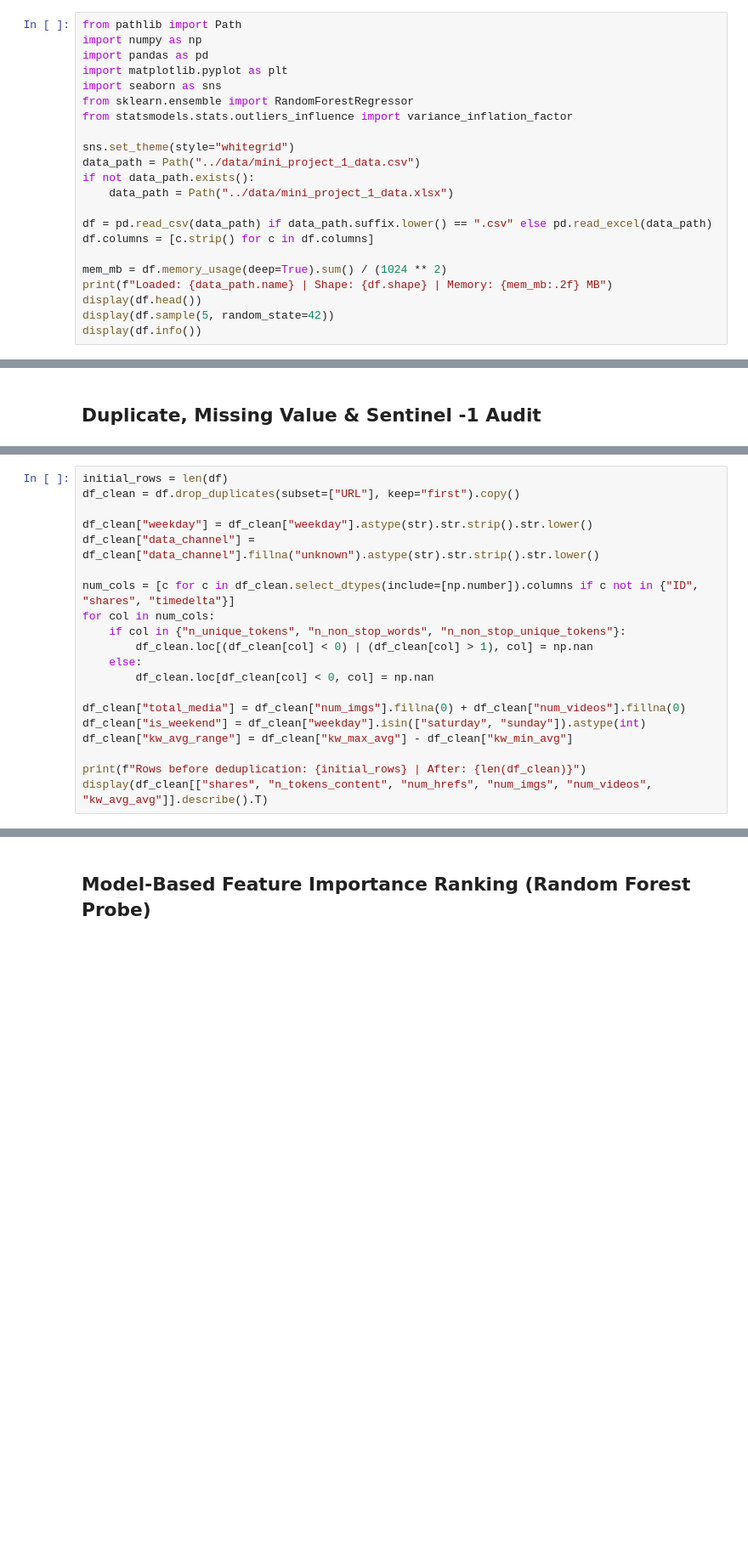
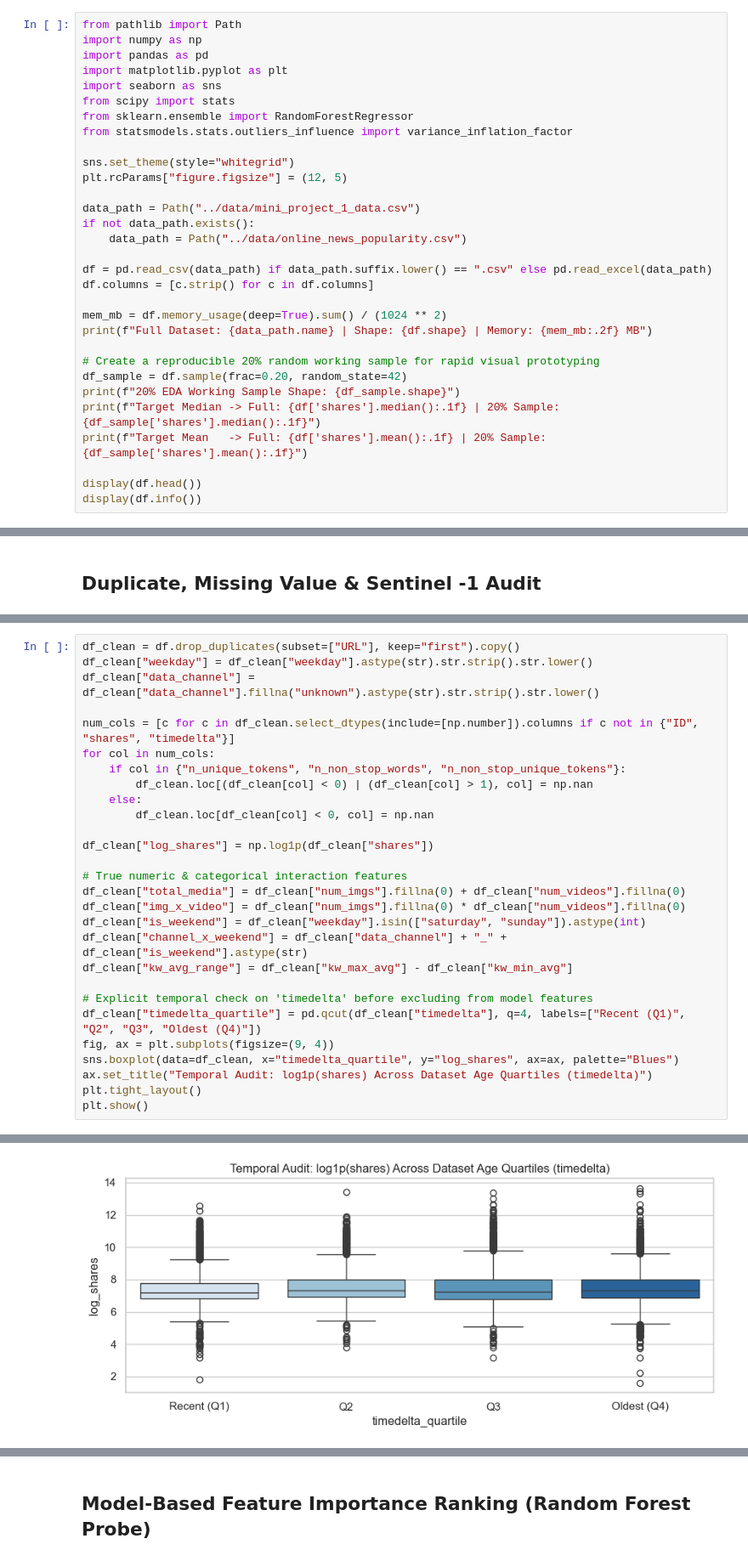
Before and after one commit to jsreeram1/Online-News-Popularity-Prediction, a Jupyter notebook: notebooks/eda.ipynb, the cells around one changed output, grey strips where cells are left out. Shown at 85% size. Cells and saved outputs as stored; diff of their text form; blank space fills up the shorter version.

```diff
--- a/notebooks/eda.ipynb
+++ b/notebooks/eda.ipynb
@@ -6,20 +10,29 @@ import numpy as np
 import pandas as pd
 import matplotlib.pyplot as plt
 import seaborn as sns
+from scipy import stats
 from sklearn.ensemble import RandomForestRegressor
 from statsmodels.stats.outliers_influence import variance_inflation_factor
 
 sns.set_theme(style="whitegrid")
+plt.rcParams["figure.figsize"] = (12, 5)
+
 data_path = Path("../data/mini_project_1_data.csv")
 if not data_path.exists():
-    data_path = Path("../data/mini_project_1_data.xlsx")
+    data_path = Path("../data/online_news_popularity.csv")
 
 df = pd.read_csv(data_path) if data_path.suffix.lower() == ".csv" else pd.read_excel(data_path)
 df.columns = [c.strip() for c in df.columns]
 
 mem_mb = df.memory_usage(deep=True).sum() / (1024 ** 2)
-print(f"Loaded: {data_path.name} | Shape: {df.shape} | Memory: {mem_mb:.2f} MB")
+print(f"Full Dataset: {data_path.name} | Shape: {df.shape} | Memory: {mem_mb:.2f} MB")
+
+# Create a reproducible 20% random working sample for rapid visual prototyping
+df_sample = df.sample(frac=0.20, random_state=42)
+print(f"20% EDA Working Sample Shape: {df_sample.shape}")
+print(f"Target Median -> Full: {df['shares'].median():.1f} | 20% Sample: {df_sample['shares'].median():.1f}")
+print(f"Target Mean   -> Full: {df['shares'].mean():.1f} | 20% Sample: {df_sample['shares'].mean():.1f}")
+
 display(df.head())
-display(df.sample(5, random_state=42))
 display(df.info())
 # %% [output]
@@ -86,7 +106,5 @@ Sentinel (< 0) value counts in keyword features: {'kw_min_min': 20660, 'kw_avg_m
 # %%
-initial_rows = len(df)
 df_clean = df.drop_duplicates(subset=["URL"], keep="first").copy()
-
 df_clean["weekday"] = df_clean["weekday"].astype(str).str.strip().str.lower()
 df_clean["data_channel"] = df_clean["data_channel"].fillna("unknown").astype(str).str.strip().str.lower()
 
@@ -97,10 +115,20 @@ for col in num_cols:
     else:
         df_clean.loc[df_clean[col] < 0, col] = np.nan
 
+df_clean["log_shares"] = np.log1p(df_clean["shares"])
+
+# True numeric & categorical interaction features
 df_clean["total_media"] = df_clean["num_imgs"].fillna(0) + df_clean["num_videos"].fillna(0)
+df_clean["img_x_video"] = df_clean["num_imgs"].fillna(0) * df_clean["num_videos"].fillna(0)
 df_clean["is_weekend"] = df_clean["weekday"].isin(["saturday", "sunday"]).astype(int)
+df_clean["channel_x_weekend"] = df_clean["data_channel"] + "_" + df_clean["is_weekend"].astype(str)
 df_clean["kw_avg_range"] = df_clean["kw_max_avg"] - df_clean["kw_min_avg"]
 
-print(f"Rows before deduplication: {initial_rows} | After: {len(df_clean)}")
-display(df_clean[["shares", "n_tokens_content", "num_hrefs", "num_imgs", "num_videos", "kw_avg_avg"]].describe().T)
+# Explicit temporal check on 'timedelta' before excluding from model features
+df_clean["timedelta_quartile"] = pd.qcut(df_clean["timedelta"], q=4, labels=["Recent (Q1)", "Q2", "Q3", "Oldest (Q4)"])
+fig, ax = plt.subplots(figsize=(9, 4))
+sns.boxplot(data=df_clean, x="timedelta_quartile", y="log_shares", ax=ax, palette="Blues")
+ax.set_title("Temporal Audit: log1p(shares) Across Dataset Age Quartiles (timedelta)")
+plt.tight_layout()
+plt.show()
 # %% [output]
@@ -114,0 +138 @@ Rows before deduplication: 35680 | After: 35680
+[figure, added]
```
Also changed, not shown: parts of 27 cells of this notebook.
